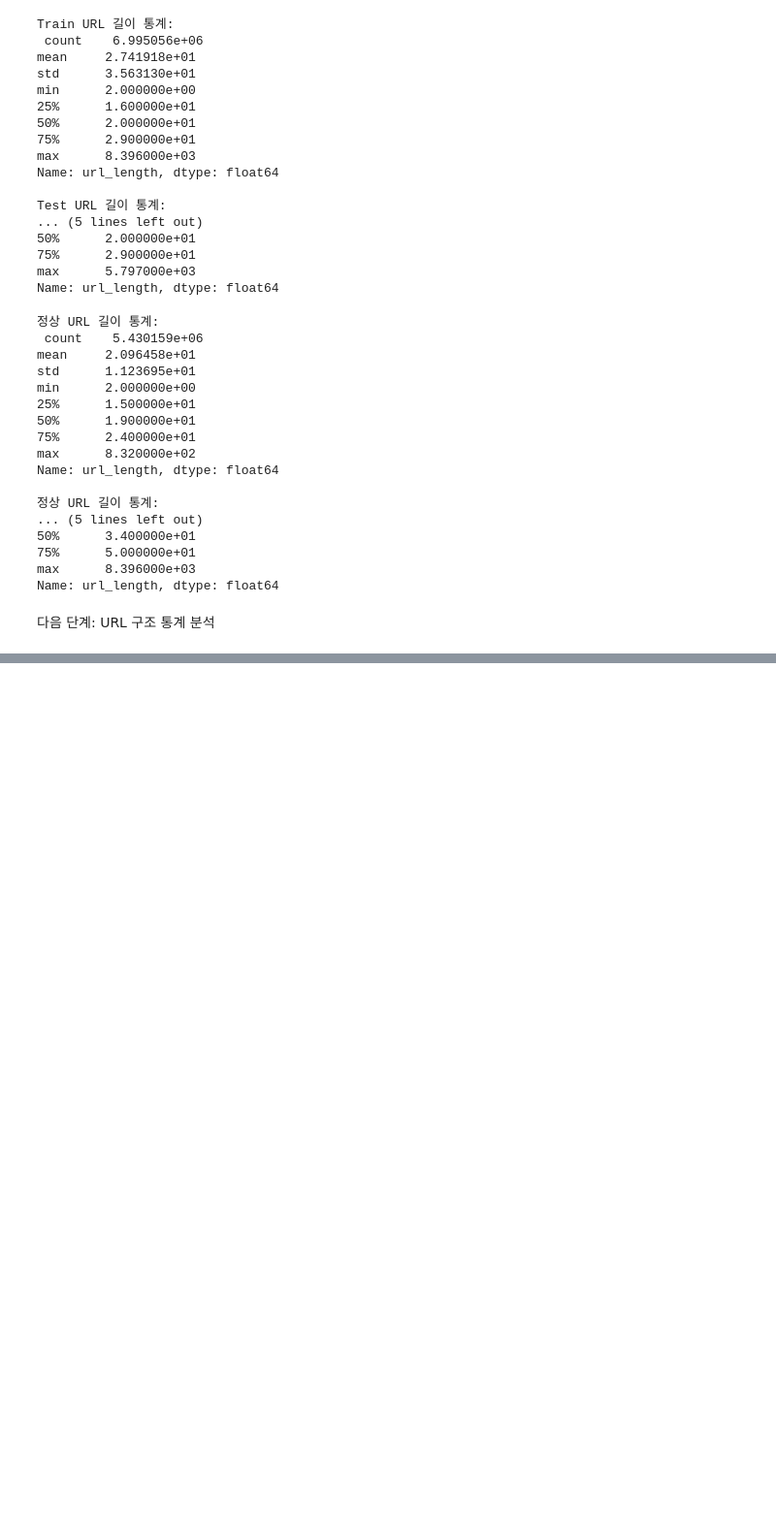
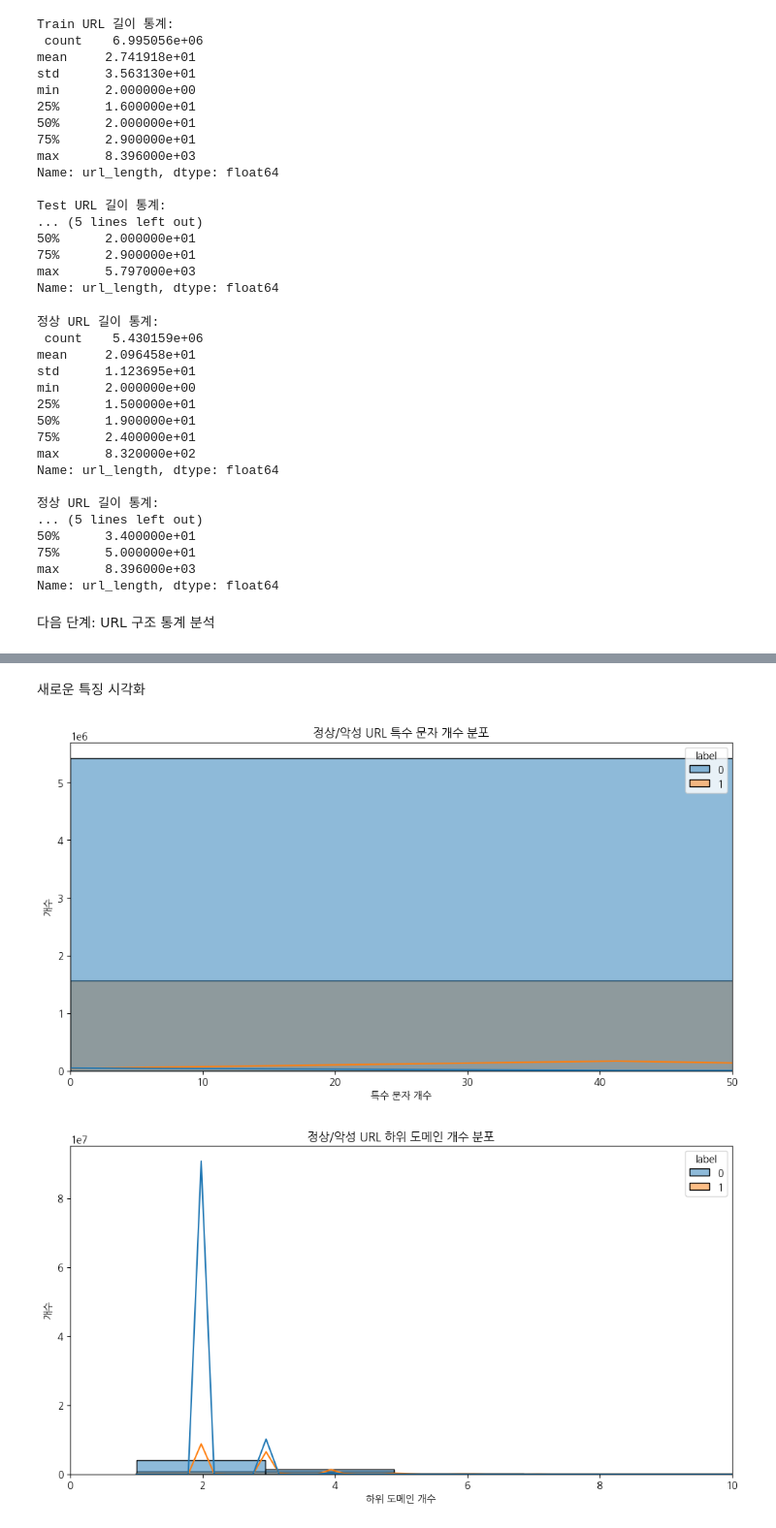
Before and after one commit to Bitefriend/ml_for_study, a Jupyter notebook: notebooks/exploration.ipynb, the cells around one changed output, grey strips where cells are left out. Shown: that part at 97% size. Drawn from its saved outputs; the diff is of its cells as text; code cells hidden in the pictures; blank space fills up the shorter version.

```diff
--- a/notebooks/exploration.ipynb
+++ b/notebooks/exploration.ipynb
@@ -350,0 +419,17 @@ except NameError:
+# %%
+import numpy as np
+import re # 이 줄을 추가합니다.
+
+# 특수 문자 개수를 세는 함수
+def count_special_chars(url):
+    return len(re.findall(r'[!@#$%^&*()_+\-=\[\]{};\':"\\|,.<>/?~`]', url))
+
+# 하위 도메인 개수를 세는 함수
+def count_subdomains(host):
+    return len(host.split('.'))
+
+# 'URL' 컬럼에 함수 적용
+train_df['special_char_count'] = train_df['URL'].apply(count_special_chars)
+train_df['subdomain_count'] = train_df['host'].apply(count_subdomains)
+
+print(train_df[['URL', 'special_char_count', 'subdomain_count']].head())
@@ -350,0 +475,25 @@ except NameError:
+# %% [markdown]
+새로운 특징 시각화
+# %%
+# special_char_count와 subdomain_count의 분포를 히스토그램으로 시각화
+
+# 특수 문자 개수 분포 시각화
+plt.figure(figsize=(12, 6))
+sns.histplot(data=train_df, x='special_char_count', hue='label', bins=50, kde=True)
+plt.title('정상/악성 URL 특수 문자 개수 분포')
+plt.xlabel('특수 문자 개수')
+plt.ylabel('개수')
+plt.xlim(0, 50) # x축 범위를 적절하게 설정
+plt.show()
+
+# 하위 도메인 개수 분포 시각화
+plt.figure(figsize=(12, 6))
+sns.histplot(data=train_df, x='subdomain_count', hue='label', bins=20, kde=True)
+plt.title('정상/악성 URL 하위 도메인 개수 분포')
+plt.xlabel('하위 도메인 개수')
+plt.ylabel('개수')
+plt.xlim(0, 10) # x축 범위를 적절하게 설정
+plt.show()
+# %% [output]
+[figure, added]
+[figure, added]
```
Also changed, not shown: parts of 17 cells of this notebook.
